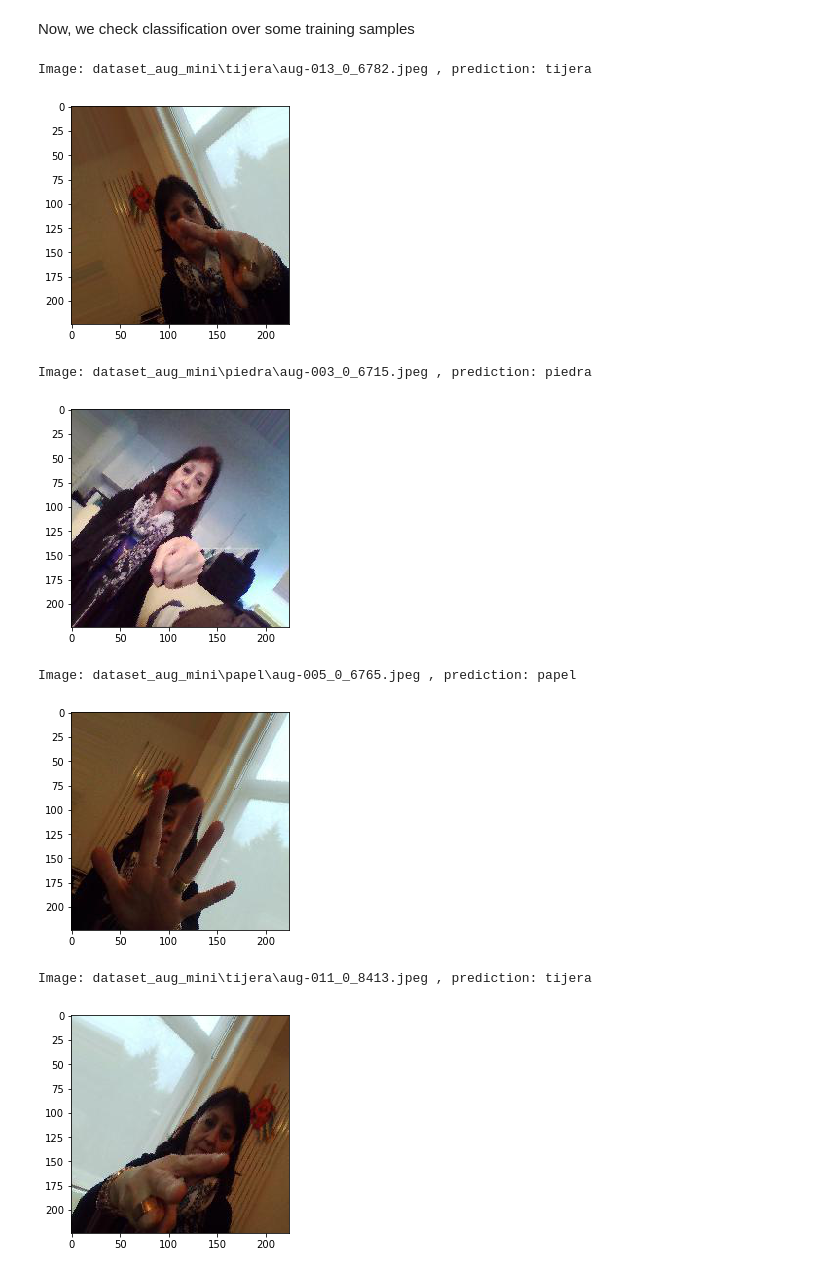
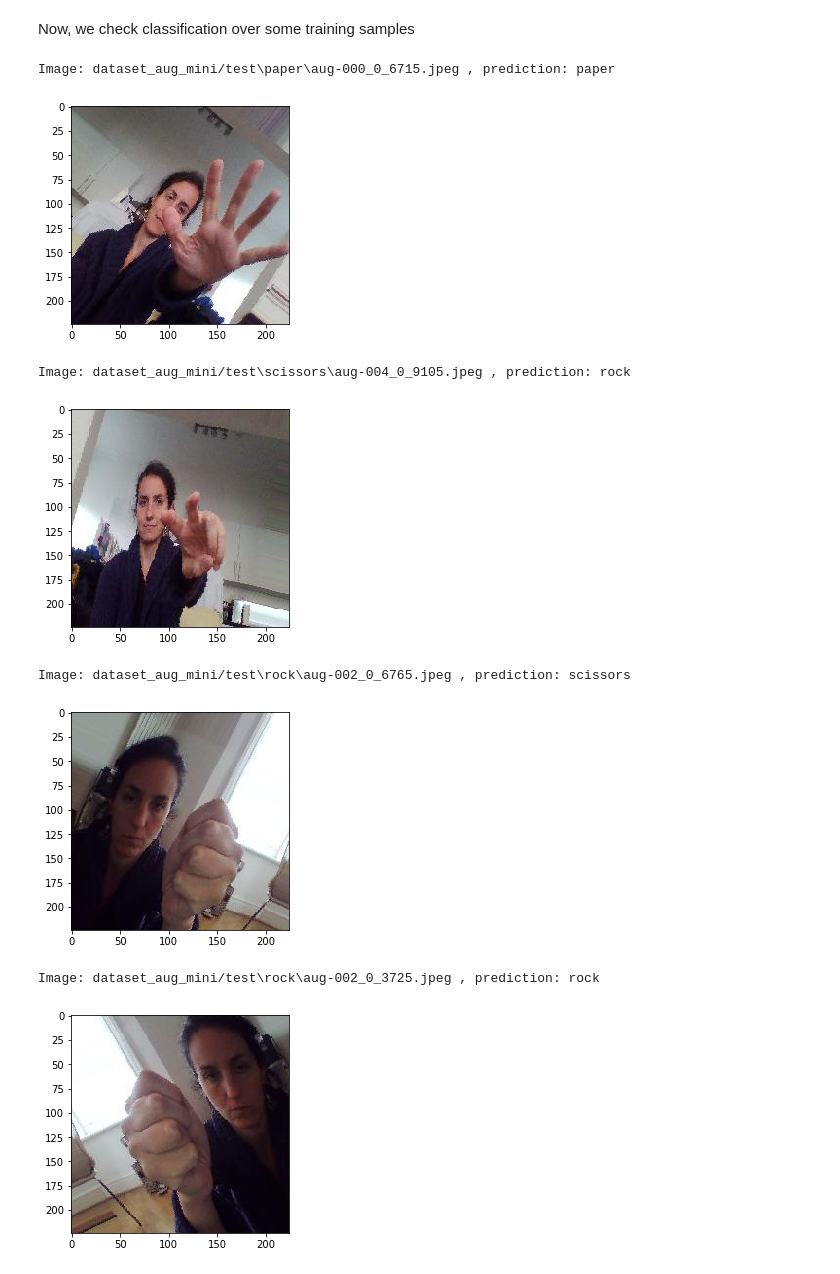
Before and after one commit to juanneilson/machine-learning, a Jupyter notebook: projects/capstone/Cachipun.ipynb, the cells around one changed output. Cells and saved outputs as stored; diff of their text form; code cells hidden in the pictures.

```diff
--- a/projects/capstone/Cachipun.ipynb
+++ b/projects/capstone/Cachipun.ipynb
@@ -152,10 +187,17 @@ Ok!
 # %% [markdown]
 Now we load the augmented database and get features using ResNet50
 # %%
- #decode_predictions
-aug_dir = 'dataset_aug_mini'
-# load train, test, and validation datasets
-train_files_aug, train_targets_aug = load_dataset(aug_dir)
+#aug dir definitions
+main_aug_dir =  'dataset_aug_mini'
+aug_dir_train = main_aug_dir + '/train'
+aug_dir_valid = main_aug_dir + '/valid'
+aug_dir_test = main_aug_dir + '/test'
+
+# load augmented train, test, and validation datasets
+train_files_aug, train_targets_aug = load_dataset(aug_dir_train)
+valid_files_aug, valid_targets_aug = load_dataset(aug_dir_valid)
+test_files_aug, test_targets_aug = load_dataset(aug_dir_test)
+
 print('There are %d total class categories.' % len(class_names))
 print('There are %d training images.' % len(train_files_aug))
 
@@ -210,7 +252,12 @@ def get_features_from_db(path_list):
     features_array = np.concatenate(features, axis=0)
     return features_array
 
-features_array = get_features_from_db(train_files_aug)
+features_array_train = get_features_from_db(train_files_aug)
+print('Train features ready')
+features_array_valid = get_features_from_db(valid_files_aug)
+print('Valid features ready')
+features_array_test = get_features_from_db(test_files_aug)
+print('Test features ready')
 #print(features)
 # %% [output]
 There are 3 total class categories.
@@ -237,7 +282,7 @@ Here we define the model
 
 model_1 = Sequential()
 print(features_array.shape[1:])
-model_1.add(GlobalAveragePooling2D(input_shape=features_array.shape[1:]))
+model_1.add(GlobalAveragePooling2D(input_shape=features_array_train.shape[1:]))
 model_1.add(Dense(3, activation='softmax'))
 
 model_1.summary()
@@ -264,7 +309,7 @@ checkpointer = ModelCheckpoint(filepath='saved_models/weights.best.model_1.hdf5'
                                verbose=1, save_best_only=True)
 
 model_1.fit(features_array, train_targets_aug,
-          validation_split=0.2,
-          #validation_data=(valid_Resnet50, valid_targets),
+          #validation_split=0.2,
+          validation_data=(features_array_valid, valid_targets_aug),
           epochs=20, batch_size=20, callbacks=[checkpointer], verbose=1)
 # %% [output]
@@ -291,32 +336,32 @@ Now, we check classification over some training samples
 # %%
 model_1.load_weights('saved_models/weights.best.model_1.hdf5')
 
 def classify_images(img_paths):
     paths_features = get_features_from_db(img_paths)
     #Calc predictions
     rps_predictions = [np.argmax(model_1.predict(np.expand_dims(tensor, axis=0))) for tensor in paths_features]
     rps_predictions_string = [class_names[class_index] for class_index in rps_predictions]
     return rps_predictions, rps_predictions_string
 
 def show_prediction (img_path, pred_str):
     print('Image:', img_path, ', prediction:', pred_str)
     plot_img_from_path(img_path)
     #img = cv2.imread(img_path)
     #plt.imshow(img)
     plt.show()
 
-showing_paths = train_files_aug[0:9]
+showing_paths = test_files_aug #train_files_aug[0:9]
 #print (showing_paths)
 pred, pred_str = classify_images(showing_paths)
 for i in range(len(showing_paths)):
     show_prediction (showing_paths[i], pred_str[i])
 #print(pred_str)
 # %% [output]
-Image: dataset_aug_mini\tijera\aug-013_0_6782.jpeg , prediction: tijera
+Image: dataset_aug_mini/test\paper\aug-000_0_6715.jpeg , prediction: paper
-[figure, old version]
+[figure, new version]
-Image: dataset_aug_mini\piedra\aug-003_0_6715.jpeg , prediction: piedra
+Image: dataset_aug_mini/test\scissors\aug-004_0_9105.jpeg , prediction: rock
-[figure, old version]
+[figure, new version]
-Image: dataset_aug_mini\papel\aug-005_0_6765.jpeg , prediction: papel
+Image: dataset_aug_mini/test\rock\aug-002_0_6765.jpeg , prediction: scissors
-[figure, old version]
+[figure, new version]
-Image: dataset_aug_mini\tijera\aug-011_0_8413.jpeg , prediction: tijera
+Image: dataset_aug_mini/test\rock\aug-002_0_3725.jpeg , prediction: rock
-[figure, old version]
+[figure, new version]
```
Also changed, not shown: parts of 7 cells of this notebook.
